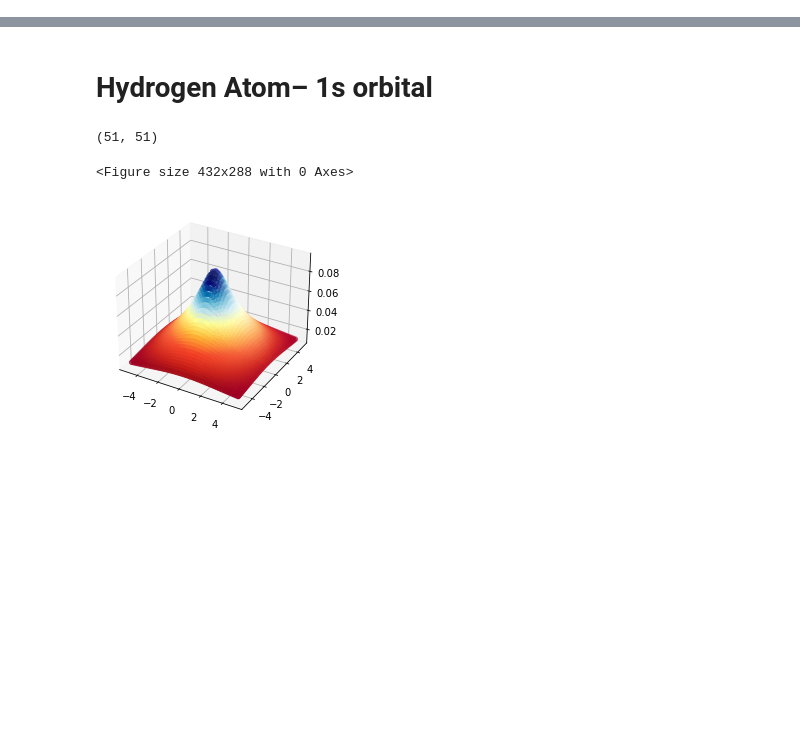
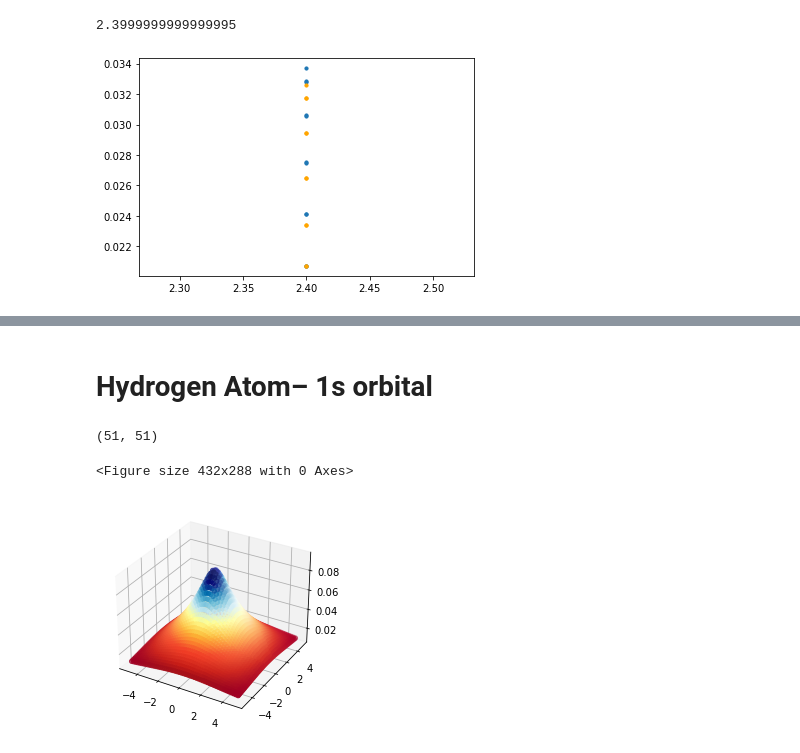
Before and after one commit to jessicajiang15/FiniteElementCode, a Jupyter notebook: FEM 2D.ipynb, the cells around one changed output, grey strips where cells are left out. Saved outputs shown, nothing was run; the diff lists cells and outputs as text; code cells hidden in the pictures; blank space fills up the shorter version.

```diff
--- a/FEM 2D.ipynb
+++ b/FEM 2D.ipynb
@@ -619,0 +611,5 @@ finiteElement.graphSlice(M-1, Test.erf_solution)
+# %%
+finiteElement.graphSlice2(N-1, Test.erf_solution)
+# %% [output]
+2.3999999999999995
+[figure, added]
```
Also changed, not shown: parts of 14 cells of this notebook, 6 other files.
